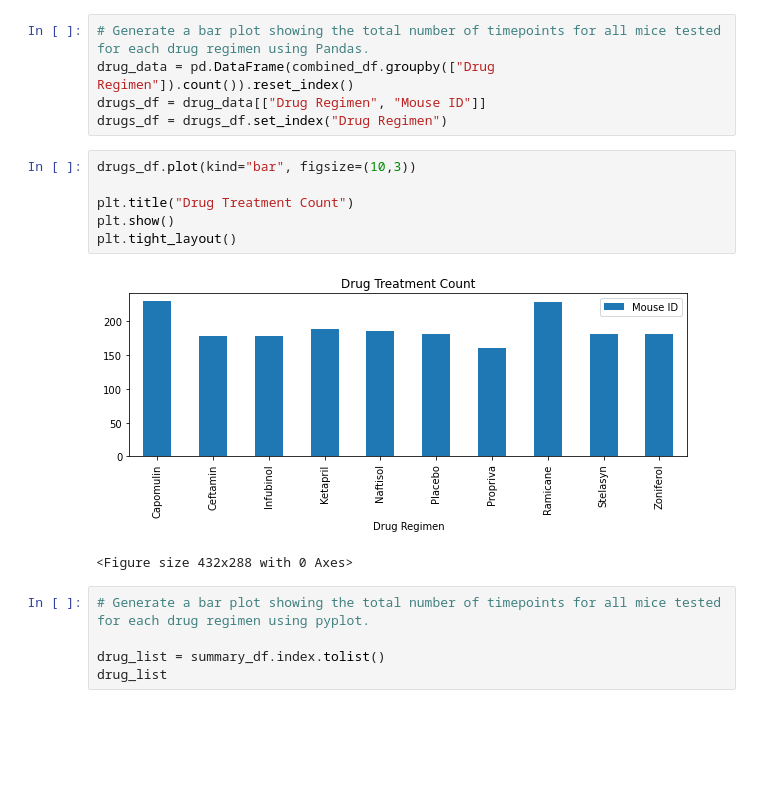
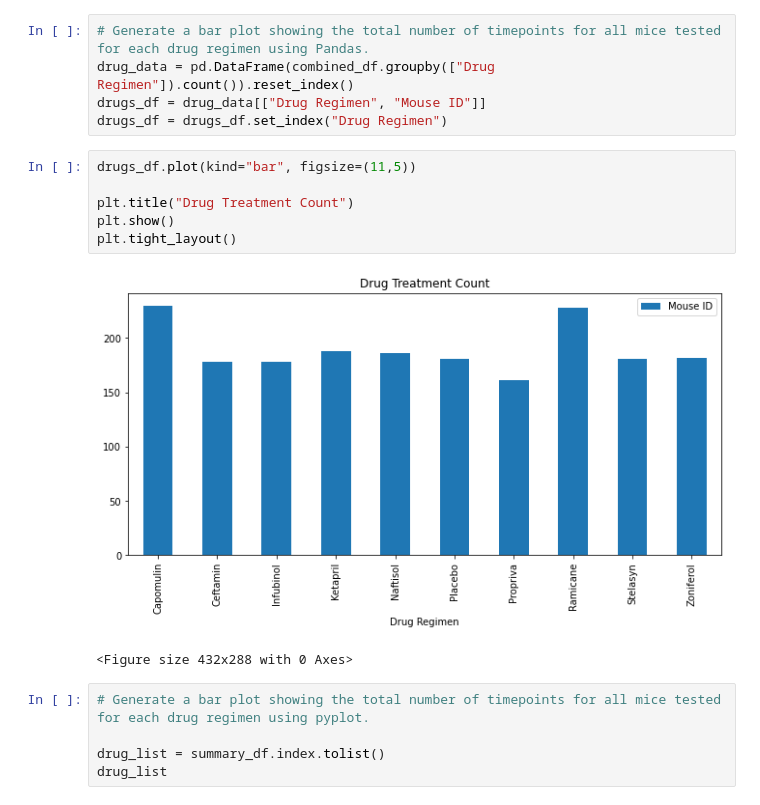
Before and after one commit to DINHC/matplotlib-challenge, a Jupyter notebook: pymaceuticals_starter.ipynb, the cells around one changed output. Drawn from its saved outputs; the diff is of its cells as text; blank space fills up the shorter version.

```diff
--- a/pymaceuticals_starter.ipynb
+++ b/pymaceuticals_starter.ipynb
@@ -212,13 +228,13 @@ drug_data = pd.DataFrame(combined_df.groupby(["Drug Regimen"]).count()).reset_in
 drugs_df = drug_data[["Drug Regimen", "Mouse ID"]]
 drugs_df = drugs_df.set_index("Drug Regimen")
 # %%
-drugs_df.plot(kind="bar", figsize=(10,3))
+drugs_df.plot(kind="bar", figsize=(11,5))
 
 plt.title("Drug Treatment Count")
 plt.show()
 plt.tight_layout()
 # %% [output]
-[figure, old version]
+[figure, new version]
 <Figure size 432x288 with 0 Axes>
 # %%
 # Generate a bar plot showing the total number of timepoints for all mice tested for each drug regimen using pyplot.
```
Also changed, not shown: parts of 17 cells of this notebook.
